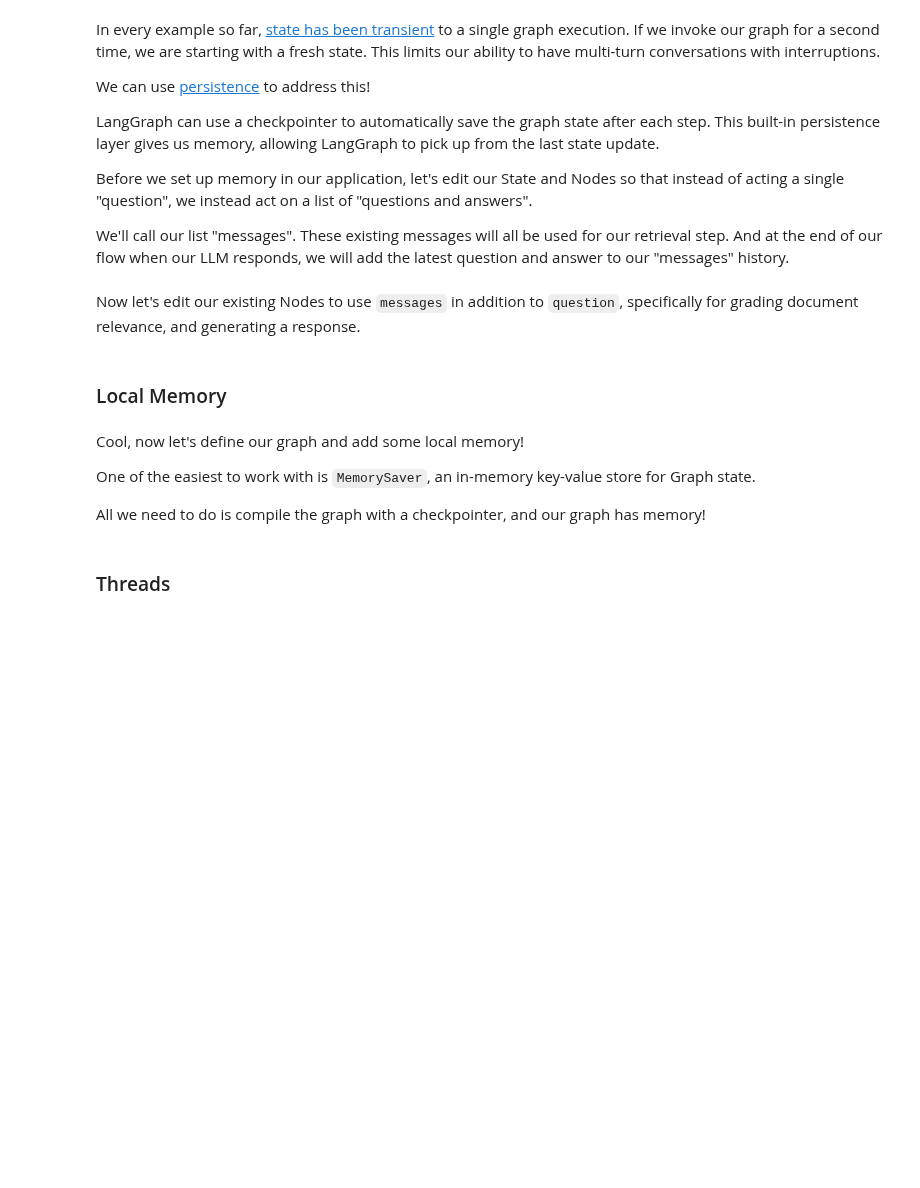
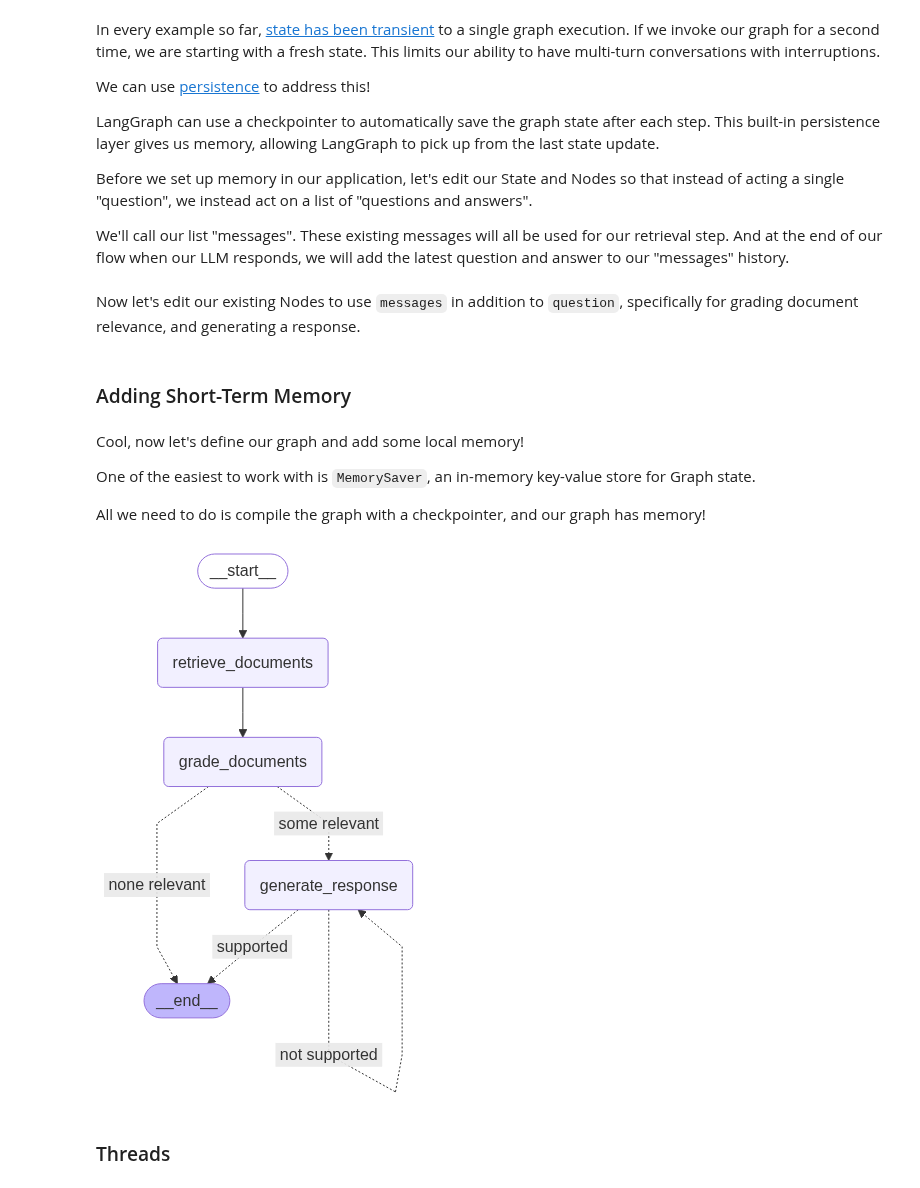
Before and after one commit to langchain-ai/langgraph-101, a Jupyter notebook: notebooks/langgraph_basics.ipynb, the cells around one changed output. Cells and saved outputs as stored; diff of their text form; code cells hidden in the pictures; blank space fills up the shorter version.

```diff
--- a/notebooks/langgraph_basics.ipynb
+++ b/notebooks/langgraph_basics.ipynb
@@ -57,7 +64,12 @@ In this course, we'll be using [Chat Models](https://python.langchain.com/v0.2/d
 Let's instantiate a Chat Model using ChatOpenAI! We use gpt-4o because it is a good balance of speed and quality, but feel free to use other models like gpt-3.5-turbo.
 # %%
 from langchain_openai import ChatOpenAI
-llm = ChatOpenAI(model_name="gpt-4o", temperature=0)
+from langchain_anthropic import ChatAnthropic
+
+#llm = ChatOpenAI(model_name="gpt-4o", temperature=0)
+
+llm = ChatAnthropic(model="claude-sonnet-4-20250514", temperature=0)
+
 
 # Note: If you are using another `ChatModel`, you can define it in `models.py` and import it here
 # from models import AZURE_OPENAI_GPT_4O
@@ -612,14 +732,11 @@ import operator
 
 class GraphState(TypedDict):
     question: str
-    messages: Annotated[List[AnyMessage], operator.add]     # We now track a list of messages
+    messages: Annotated[List[AnyMessage], operator.add]     # We now track a list of messages instead of a single message
     generation: str
     documents: List[Document]
     attempted_generations: int
 
-class InputState(TypedDict):
-    question: str
-
 class OutputState(TypedDict):
     messages: Annotated[List[AnyMessage], operator.add]     # We output messages now in our OutputState
     documents: List[Document]
@@ -682,5 +801,6 @@ def generate_response(state: GraphState):
     generation = llm.invoke([HumanMessage(content=rag_prompt_formatted)])
     return {
         "generation": generation,
-        "attempted_generations": attempted_generations + 1
+        "attempted_generations": attempted_generations + 1,
+        "messages": [HumanMessage(content=question), generation]
     }
@@ -696,5 +807,5 @@ def configure_memory(state):
 # %% [markdown]
-### Local Memory
+### Adding Short-Term Memory
 # %% [markdown]
 Cool, now let's define our graph and add some local memory!
 
@@ -704,34 +815,36 @@ All we need to do is compile the graph with a checkpointer, and our graph has me
 # %%
 # Define our graph
 graph_builder = StateGraph(GraphState, input=InputState, output=OutputState)
 graph_builder.add_node("retrieve_documents", retrieve_documents)
 graph_builder.add_node("generate_response", generate_response)
 graph_builder.add_node("grade_documents", grade_documents)
-graph_builder.add_node("configure_memory", configure_memory)    # New node for configuring memory
 
 graph_builder.add_edge(START, "retrieve_documents")
 graph_builder.add_edge("retrieve_documents", "grade_documents")
 graph_builder.add_conditional_edges(
     "grade_documents",
     decide_to_generate,
     {
         "some relevant": "generate_response",
         "none relevant": END
     })
 graph_builder.add_conditional_edges(
     "generate_response",
     grade_hallucinations,
     {
-        "supported": "configure_memory",
+        "supported": END,
         "not supported": "generate_response"
     })
-graph_builder.add_edge("configure_memory", END)
 
+
+# Lets add a checkpointer to our graph to store the state of the graph for short-term memory
 from langgraph.checkpoint.memory import MemorySaver
-memory = MemorySaver()
+checkpointer = MemorySaver()
 
-graph = graph_builder.compile(checkpointer=memory)
+graph = graph_builder.compile(checkpointer=checkpointer)
 show_graph(graph)
+# %% [output]
+[figure, added]
 # %% [markdown]
 ### Threads
 # %% [markdown]
```
Also changed, not shown: parts of 25 cells of this notebook.
